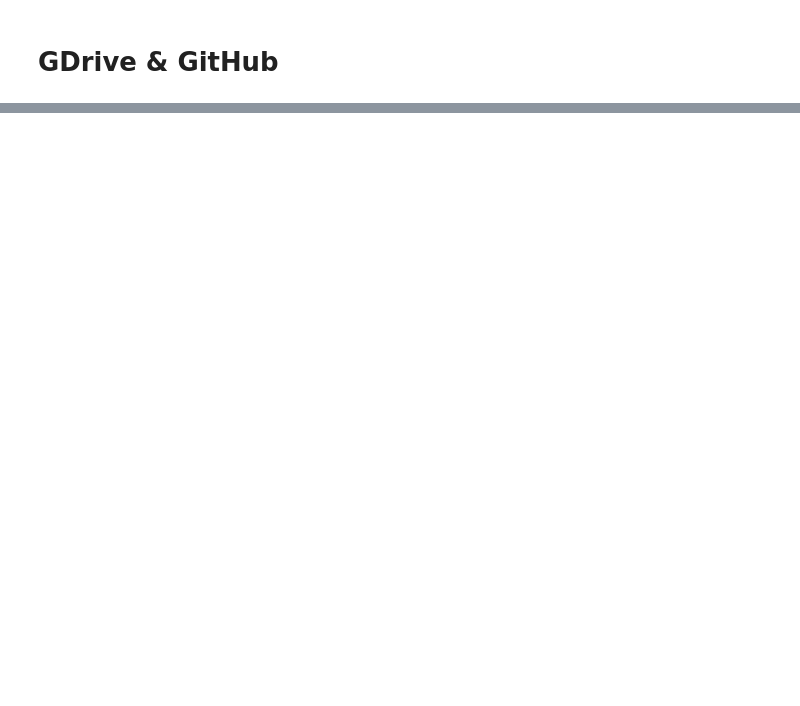
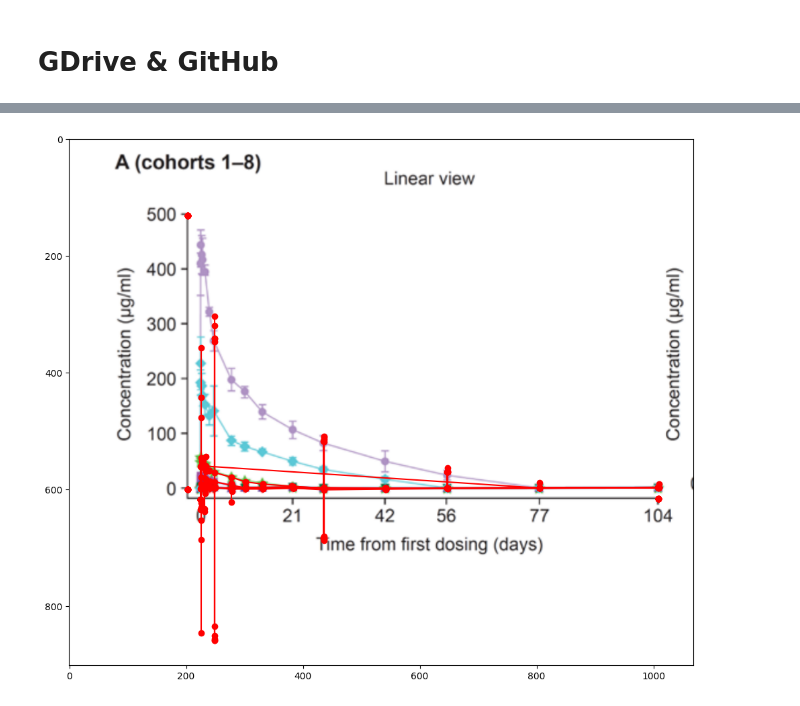
Before and after one commit to roundspecs/error-bar-detection, a Jupyter notebook: notebook.ipynb, the cells around one changed output, grey strips where cells are left out. Saved outputs shown, nothing was run; the diff lists cells and outputs as text; code cells hidden in the pictures; blank space fills up the shorter version.

```diff
--- a/notebook.ipynb
+++ b/notebook.ipynb
@@ -14,0 +180,4 @@ images  labels
+# %%
+visualize_sample(37)
+# %% [output]
+[figure, added]
```
Also changed, not shown: parts of 23 cells of this notebook.
